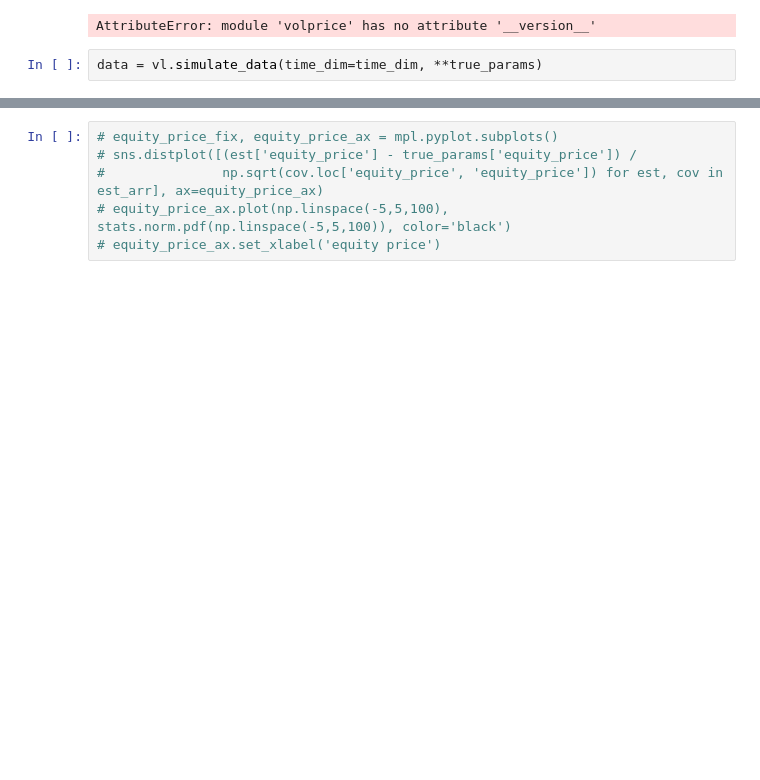
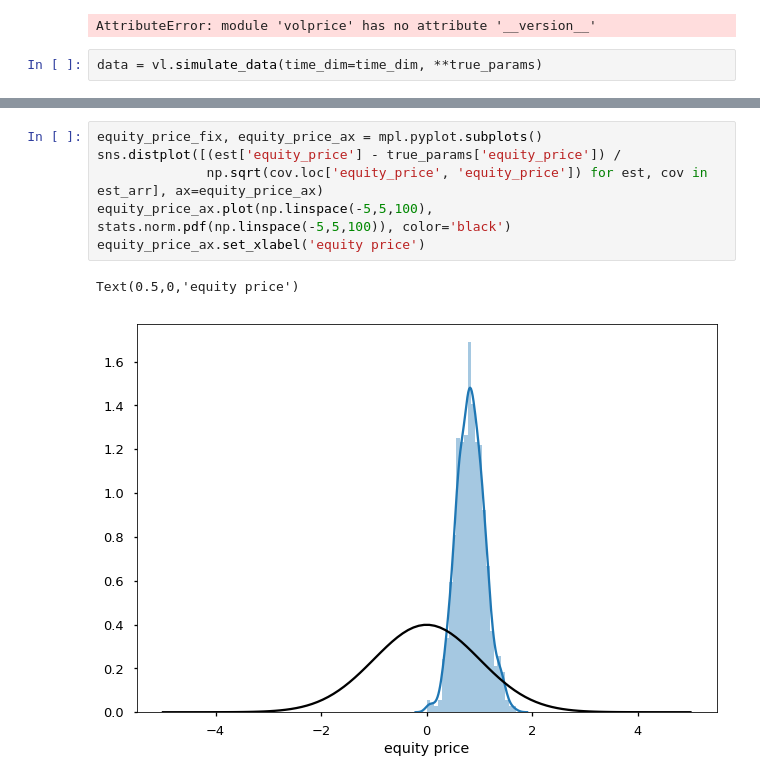
Before and after one commit to sangrey/RiskPriceInference, a Jupyter notebook: volpriceinference/asymptotic_distributions_under_strong_id.ipynb, the cells around one changed output, grey strips where cells are left out. Drawn from its saved outputs; the diff is of its cells as text; blank space fills up the shorter version.

```diff
--- a/volpriceinference/asymptotic_distributions_under_strong_id.ipynb
+++ b/volpriceinference/asymptotic_distributions_under_strong_id.ipynb
@@ -115,7 +139,10 @@ Text(0.5,0,'rho')
 # %%
-# equity_price_fix, equity_price_ax = mpl.pyplot.subplots()
-# sns.distplot([(est['equity_price'] - true_params['equity_price']) /
-#               np.sqrt(cov.loc['equity_price', 'equity_price']) for est, cov in est_arr], ax=equity_price_ax)
-# equity_price_ax.plot(np.linspace(-5,5,100), stats.norm.pdf(np.linspace(-5,5,100)), color='black')
-# equity_price_ax.set_xlabel('equity price')
+equity_price_fix, equity_price_ax = mpl.pyplot.subplots()
+sns.distplot([(est['equity_price'] - true_params['equity_price']) /
+              np.sqrt(cov.loc['equity_price', 'equity_price']) for est, cov in est_arr], ax=equity_price_ax)
+equity_price_ax.plot(np.linspace(-5,5,100), stats.norm.pdf(np.linspace(-5,5,100)), color='black')
+equity_price_ax.set_xlabel('equity price')
+# %% [output]
+Text(0.5,0,'equity price')
+[figure, added]
 # %%
```
Also changed, not shown: parts of 25 cells of this notebook, 5 other files.
